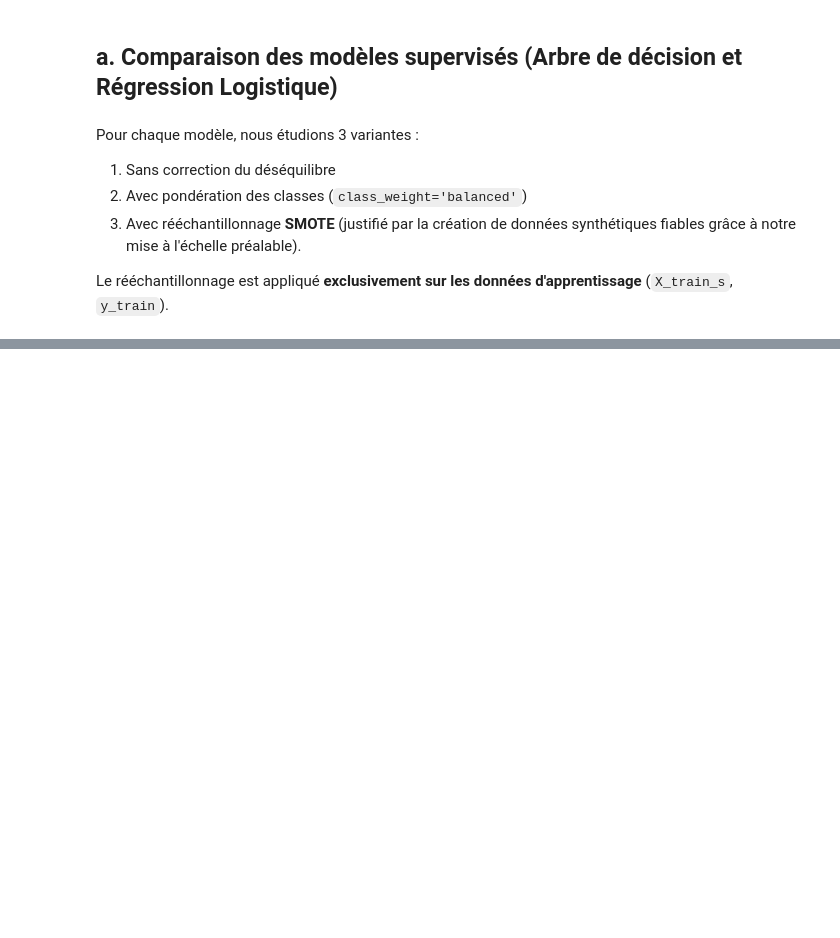
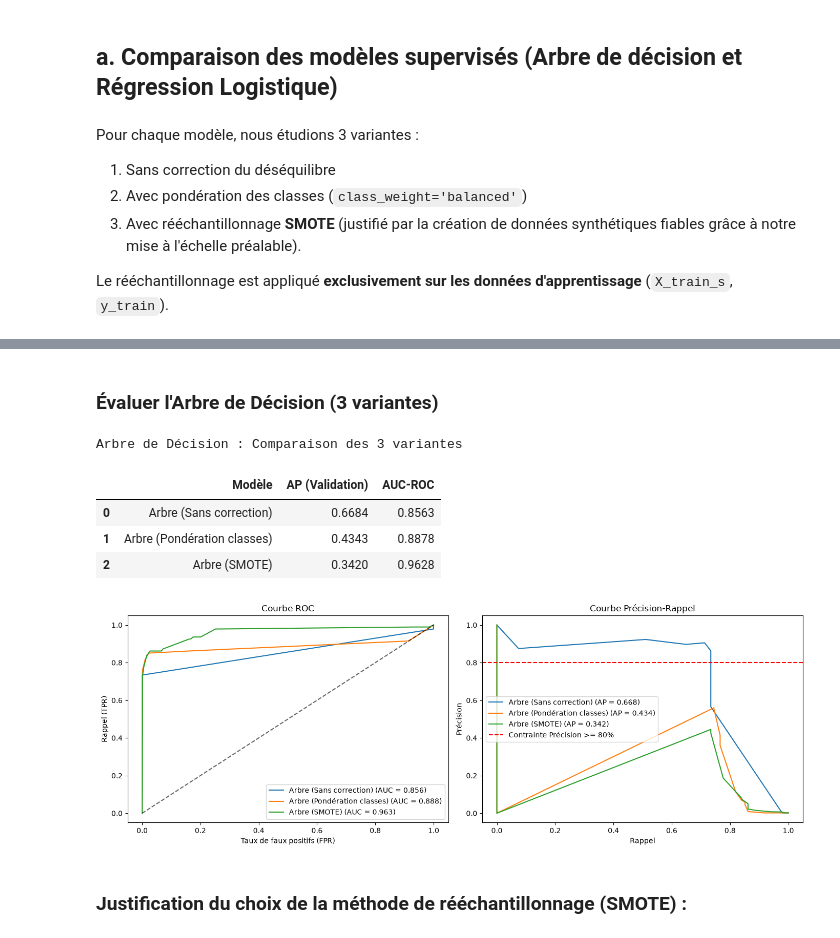
Before and after one commit to HananeDjouadi/TP-Anomalie-ML, a Jupyter notebook: notebook/partie2_fraudes.ipynb, the cells around one changed output, grey strips where cells are left out. Cells and saved outputs as stored; diff of their text form; code cells hidden in the pictures; blank space fills up the shorter version.

```diff
--- a/notebook/partie2_fraudes.ipynb
+++ b/notebook/partie2_fraudes.ipynb
@@ -219,0 +318,54 @@ Le rééchantillonnage est appliqué **exclusivement sur les données d'apprenti
+# %% [markdown]
+### Évaluer l'Arbre de Décision (3 variantes)
+# %%
+from sklearn.tree import DecisionTreeClassifier
+
+# 1. Définition des 3 variantes (profondeur max = 5 pour régulariser)
+modeles_dt = {
+    "Arbre (Sans correction)": DecisionTreeClassifier(
+        max_depth=5, random_state=42
+    ),
+    "Arbre (Pondération classes)": DecisionTreeClassifier(
+        max_depth=5, class_weight="balanced", random_state=42
+    ),
+    "Arbre (SMOTE)": DecisionTreeClassifier(max_depth=5, random_state=42),
+}
+
+resultats_dt = []
+scores_dt_dict = {}
+# %%
+# 2. Entraînement et calcul des scores sur la Validation
+for nom, clf in modeles_dt.items():
+  if "SMOTE" in nom:
+    clf.fit(X_train_smote, y_train_smote)
+  else:
+    clf.fit(X_train_s, y_train)
+
+  scores_val = clf.predict_proba(X_val_s)[:, 1]
+  scores_dt_dict[nom] = scores_val
+
+  ap = average_precision_score(y_val, scores_val)
+  auc = roc_auc_score(y_val, scores_val)
+
+  resultats_dt.append({
+      "Modèle": nom,
+      "AP (Validation)": round(ap, 4),
+      "AUC-ROC": round(auc, 4),
+  })
+# %%
+# 3. Affichage du tableau de comparaison
+df_res_dt = pd.DataFrame(resultats_dt)
+print("Arbre de Décision : Comparaison des 3 variantes")
+display(df_res_dt)
+
+# 4. Tracé des courbes ROC et Précision-Rappel
+utils_credit.tracer_courbes_roc_pr(y_val, scores_dt_dict)
+# %% [output]
+Arbre de Décision : Comparaison des 3 variantes
+|  | Modèle | AP (Validation) | AUC-ROC |
+| 0 | Arbre (Sans correction) | 0.6684 | 0.8563 |
+| 1 | Arbre (Pondération classes) | 0.4343 | 0.8878 |
+| 2 | Arbre (SMOTE) | 0.3420 | 0.9628 |
+[figure, added]
+# %% [markdown]
+### Justification du choix de la méthode de rééchantillonnage (SMOTE) :
```
Also changed, not shown: parts of 23 cells of this notebook, 2 other files.
